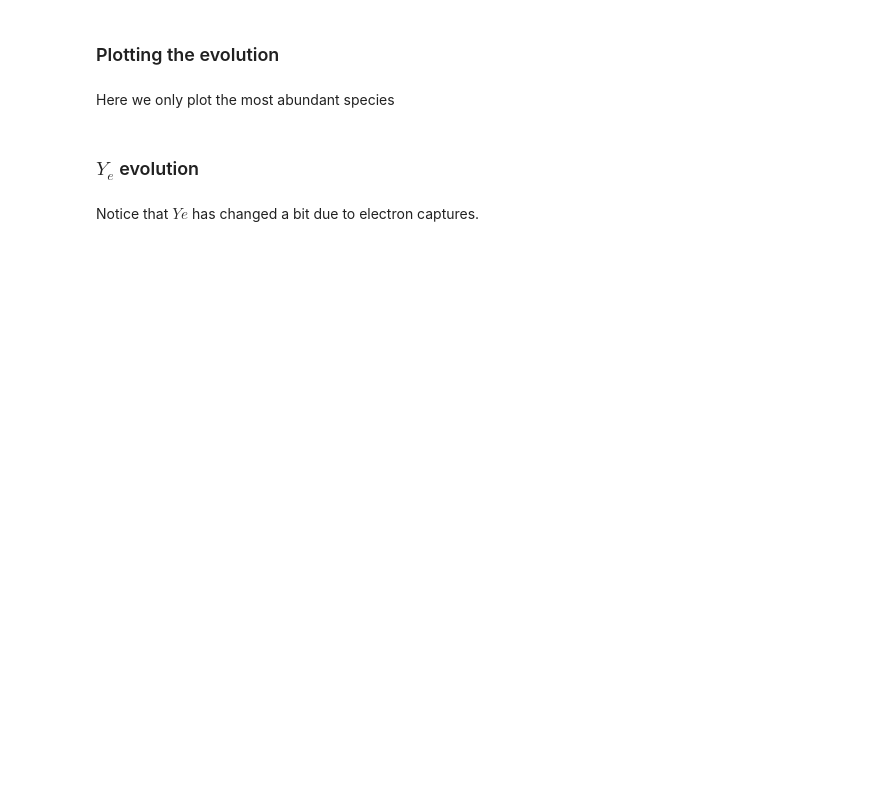
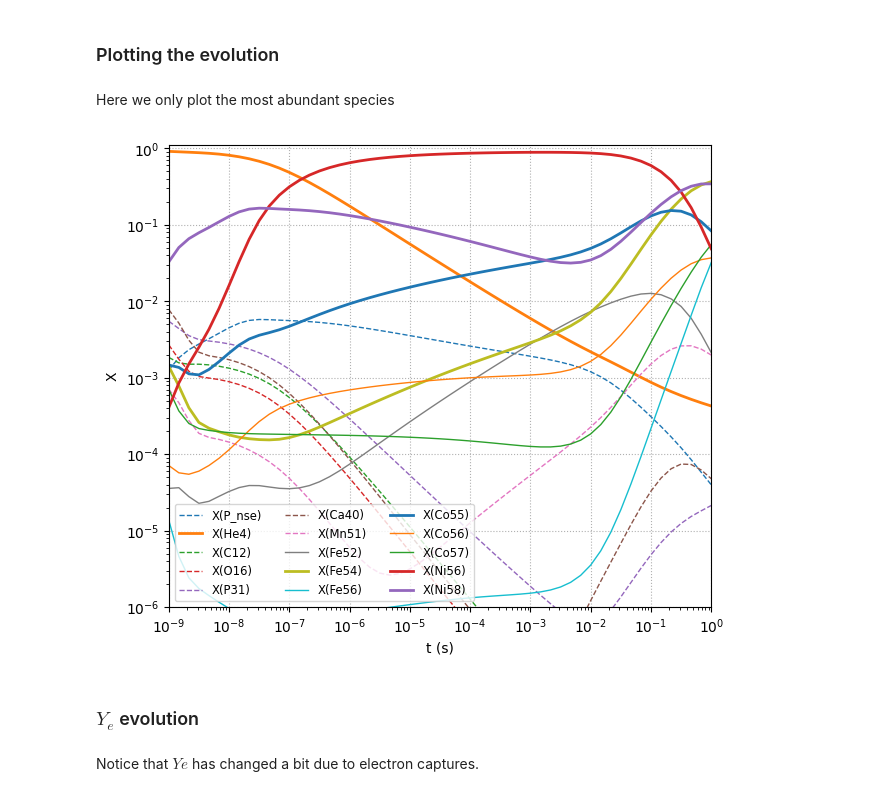
Before and after one commit to zingale/stars, a Jupyter notebook: content/he-and-heavier-burning/heavier-burning.ipynb, the cells around one changed output. Cells and saved outputs as stored; diff of their text form; code cells hidden in the pictures; blank space fills up the shorter version.

```diff
--- a/content/he-and-heavier-burning/heavier-burning.ipynb
+++ b/content/he-and-heavier-burning/heavier-burning.ipynb
@@ -204,24 +206,27 @@ Here we only plot the most abundant species
 # %%
 fig, ax = plt.subplots()
 
 for i in range(he_burn.nnuc):
     Xmax = sol.y[i, :].max() * he_burn.A[i]
     if Xmax > 1.e-1:
         ax.loglog(sol.t, sol.y[i,:] * he_burn.A[i], linewidth=2,
                   label=f"X({he_burn.names[i].capitalize()})")
     elif Xmax > 1.e-2:
         ax.loglog(sol.t, sol.y[i,:] * he_burn.A[i], linewidth=1,
                   label=f"X({he_burn.names[i].capitalize()})")
     elif Xmax > 1.e-3:
         ax.loglog(sol.t, sol.y[i,:] * he_burn.A[i], linewidth=1, ls="--",
                   label=f"X({he_burn.names[i].capitalize()})")
 
 ax.set_ylim(1.e-6, 1.1)
 ax.legend(fontsize="small", ncol=3, loc=3)
 ax.set_xlabel("t (s)")
 ax.set_ylabel("X")
 ax.margins(0)
 ax.grid(ls=":")
+fig.set_size_inches(7, 6)
+# %% [output]
+[figure, added]
 # %% [markdown]
 ### $Y_e$ evolution
 # %%
```
Also changed, not shown: parts of 3 cells of this notebook.
